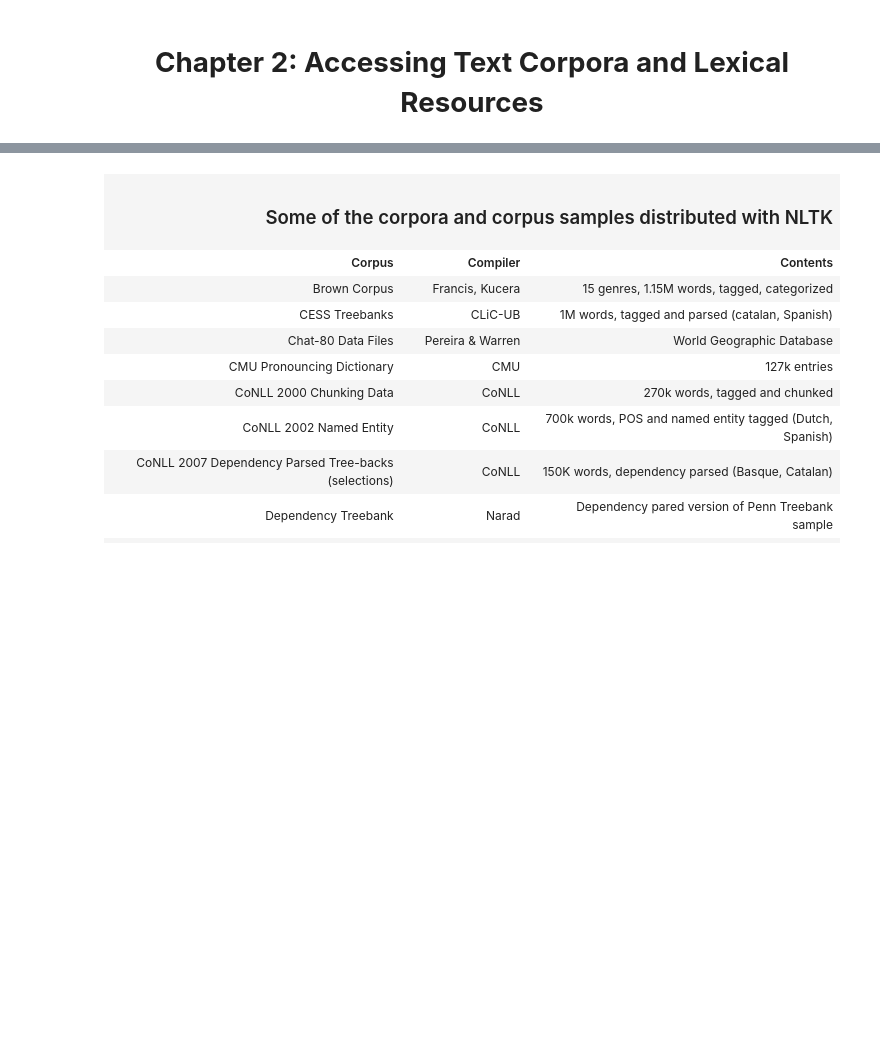
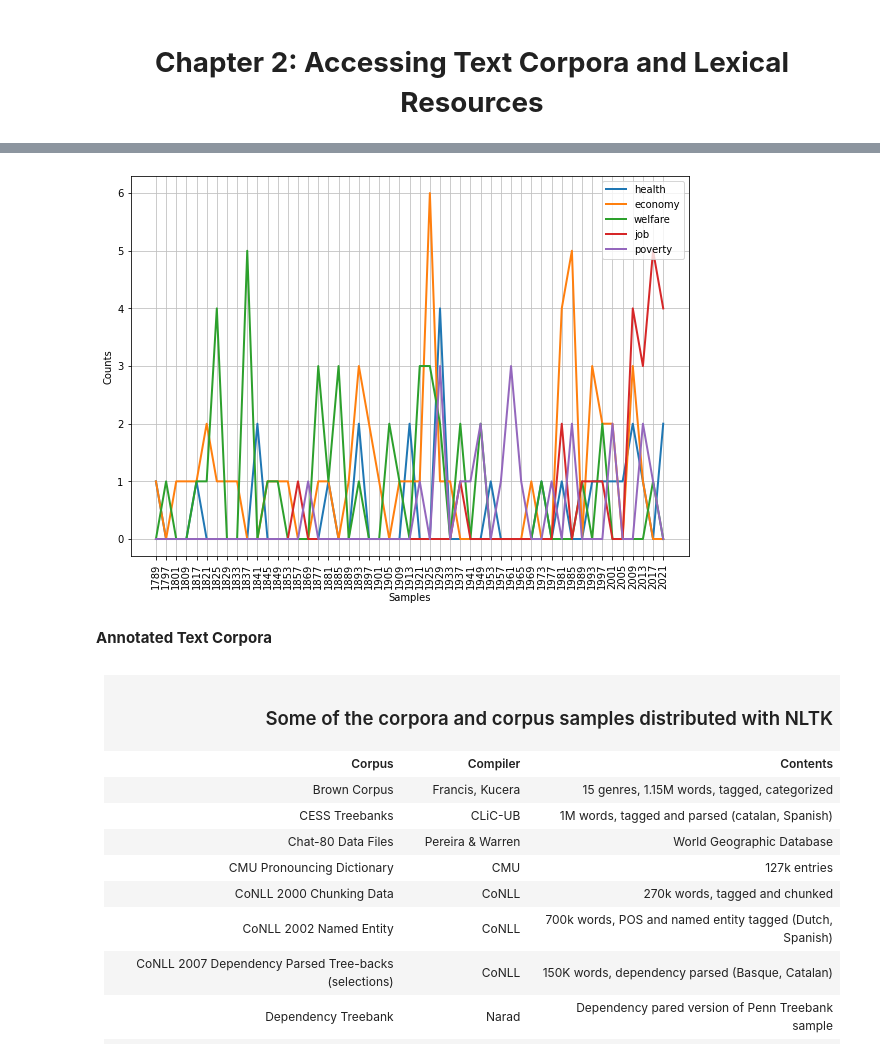
Before and after one commit to niklaust/Natural-Language-Processing, a Jupyter notebook: NLP_notebook_of_niklaust.ipynb, the cells around one changed output, grey strips where cells are left out. Cells and saved outputs as stored; diff of their text form; code cells hidden in the pictures; blank space fills up the shorter version.

```diff
--- a/NLP_notebook_of_niklaust.ipynb
+++ b/NLP_notebook_of_niklaust.ipynb
@@ -1521,3 +2008,20 @@ NLP research has been to make progress on the difficult task of building technol
+# %%
+import matplotlib.pyplot as plt
+
+plt.figure(figsize=(10, 7))
+
+cfd = nltk.ConditionalFreqDist(
+    (target, fileid[:4])
+    for fileid in inaugural.fileids()
+    for w in inaugural.words(fileid)
+    for target in ["economy", "welfare", "job", "health", "poverty"]
+    if w.lower().startswith(target))
+
+cfd.plot();
+# %% [output]
+[figure, added]
+# %% [markdown]
+**Annotated Text Corpora**
 # %% [markdown]
 <table>
   <tr>
```
Also changed, not shown: parts of 58 cells of this notebook.
